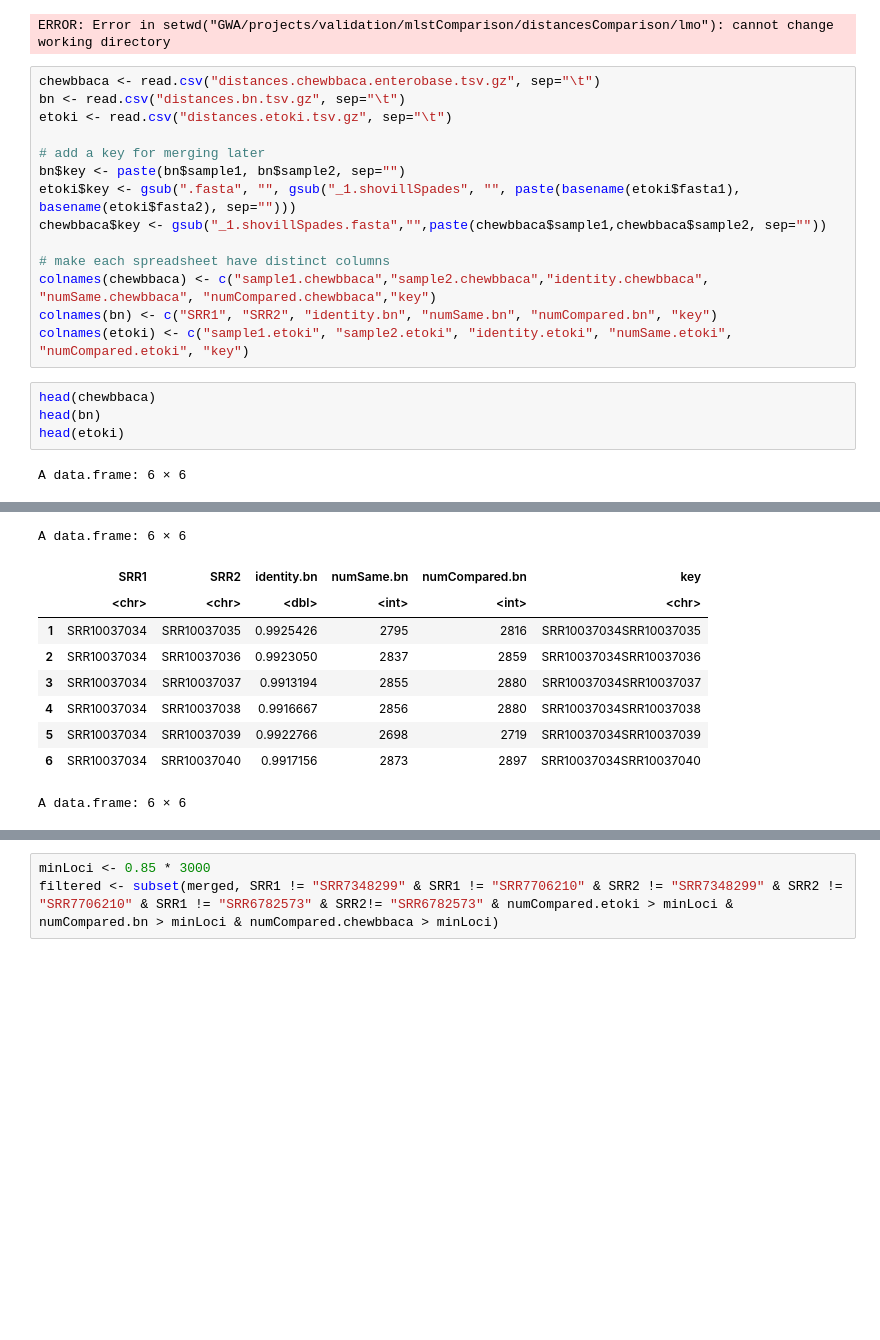
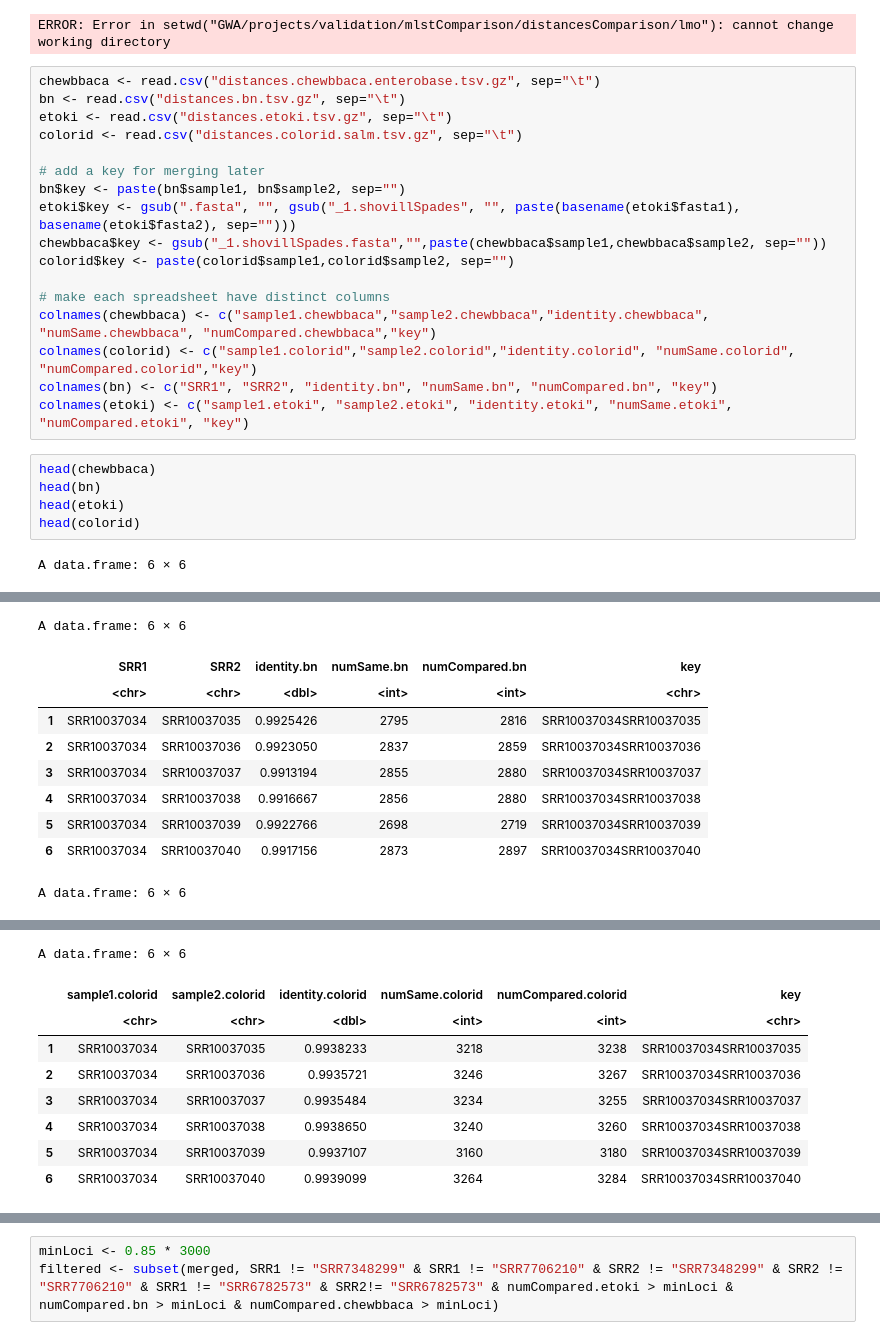
Before and after one commit to lskatz/cgMLST-comparison, a Jupyter notebook: salm/salm.ipynb, the cells around one changed output, grey strips where cells are left out. Saved outputs shown, nothing was run; the diff lists cells and outputs as text; blank space fills up the shorter version.

```diff
--- a/salm/salm.ipynb
+++ b/salm/salm.ipynb
@@ -6,46 +6,59 @@ ERROR: Error in setwd("GWA/projects/validation/mlstComparison/distancesCompariso
 chewbbaca <- read.csv("distances.chewbbaca.enterobase.tsv.gz", sep="\t")
 bn <- read.csv("distances.bn.tsv.gz", sep="\t")
 etoki <- read.csv("distances.etoki.tsv.gz", sep="\t")
+colorid <- read.csv("distances.colorid.salm.tsv.gz", sep="\t")
 
 # add a key for merging later
 bn$key <- paste(bn$sample1, bn$sample2, sep="")
 etoki$key <- gsub(".fasta", "", gsub("_1.shovillSpades", "", paste(basename(etoki$fasta1), basename(etoki$fasta2), sep="")))
 chewbbaca$key <- gsub("_1.shovillSpades.fasta","",paste(chewbbaca$sample1,chewbbaca$sample2, sep=""))
+colorid$key <- paste(colorid$sample1,colorid$sample2, sep="")
 
 # make each spreadsheet have distinct columns
 colnames(chewbbaca) <- c("sample1.chewbbaca","sample2.chewbbaca","identity.chewbbaca", "numSame.chewbbaca", "numCompared.chewbbaca","key")
+colnames(colorid) <- c("sample1.colorid","sample2.colorid","identity.colorid", "numSame.colorid", "numCompared.colorid","key")
 colnames(bn) <- c("SRR1", "SRR2", "identity.bn", "numSame.bn", "numCompared.bn", "key")
 colnames(etoki) <- c("sample1.etoki", "sample2.etoki", "identity.etoki", "numSame.etoki", "numCompared.etoki", "key")
 # %%
 head(chewbbaca)
 head(bn)
 head(etoki)
+head(colorid)
 # %% [output]
 A data.frame: 6 × 6
 |  | sample1.chewbbaca | sample2.chewbbaca | identity.chewbbaca | numSame.chewbbaca | numCompared.chewbbaca | ... |
 |  | <chr> | <chr> | <dbl> | <int> | <int> | ... |
 | 1 | SRR10037034_1.shovillSpades.fasta | SRR10037035_1.shovillSpades.fasta | 0.9785384 | 3602 | 3681 | ... |
 | 2 | SRR10037034_1.shovillSpades.fasta | SRR10037036_1.shovillSpades.fasta | 0.9829592 | 3634 | 3697 | ... |
 | 3 | SRR10037034_1.shovillSpades.fasta | SRR10037037_1.shovillSpades.fasta | 0.9826276 | 3620 | 3684 | ... |
 | 4 | SRR10037034_1.shovillSpades.fasta | SRR10037038_1.shovillSpades.fasta | 0.9826558 | 3626 | 3690 | ... |
 | 5 | SRR10037034_1.shovillSpades.fasta | SRR10037039_1.shovillSpades.fasta | 0.9618633 | 3531 | 3671 | ... |
 | 6 | SRR10037034_1.shovillSpades.fasta | SRR10037040_1.shovillSpades.fasta | 0.9867568 | 3651 | 3700 | ... |
 A data.frame: 6 × 6
 |  | SRR1 | SRR2 | identity.bn | numSame.bn | numCompared.bn | key |
 |  | <chr> | <chr> | <dbl> | <int> | <int> | <chr> |
 | 1 | SRR10037034 | SRR10037035 | 0.9925426 | 2795 | 2816 | SRR10037034SRR10037035 |
 | 2 | SRR10037034 | SRR10037036 | 0.9923050 | 2837 | 2859 | SRR10037034SRR10037036 |
 | 3 | SRR10037034 | SRR10037037 | 0.9913194 | 2855 | 2880 | SRR10037034SRR10037037 |
 | 4 | SRR10037034 | SRR10037038 | 0.9916667 | 2856 | 2880 | SRR10037034SRR10037038 |
 | 5 | SRR10037034 | SRR10037039 | 0.9922766 | 2698 | 2719 | SRR10037034SRR10037039 |
 | 6 | SRR10037034 | SRR10037040 | 0.9917156 | 2873 | 2897 | SRR10037034SRR10037040 |
 A data.frame: 6 × 6
 |  | sample1.etoki | sample2.etoki | identity.etoki | numSame.etoki | numCompared.etoki | key |
 |  | <chr> | <chr> | <dbl> | <int> | <int> | <chr> |
 | 1 | SRR10037034_1.shovillSpades | SRR10037035_1.shovillSpades | 0.98 | 2893 | 2946 | SRR10037034SRR10037035 |
 | 2 | SRR10037034_1.shovillSpades | SRR10037036_1.shovillSpades | 0.99 | 2910 | 2951 | SRR10037034SRR10037036 |
 | 3 | SRR10037034_1.shovillSpades | SRR10037037_1.shovillSpades | 0.98 | 2908 | 2953 | SRR10037034SRR10037037 |
 | 4 | SRR10037034_1.shovillSpades | SRR10037038_1.shovillSpades | 0.99 | 2911 | 2952 | SRR10037034SRR10037038 |
 | 5 | SRR10037034_1.shovillSpades | SRR10037039_1.shovillSpades | 0.96 | 2831 | 2943 | SRR10037034SRR10037039 |
 | 6 | SRR10037034_1.shovillSpades | SRR10037040_1.shovillSpades | 0.99 | 2915 | 2950 | SRR10037034SRR10037040 |
+A data.frame: 6 × 6
+|  | sample1.colorid | sample2.colorid | identity.colorid | numSame.colorid | numCompared.colorid | key |
+|  | <chr> | <chr> | <dbl> | <int> | <int> | <chr> |
+| 1 | SRR10037034 | SRR10037035 | 0.9938233 | 3218 | 3238 | SRR10037034SRR10037035 |
+| 2 | SRR10037034 | SRR10037036 | 0.9935721 | 3246 | 3267 | SRR10037034SRR10037036 |
+| 3 | SRR10037034 | SRR10037037 | 0.9935484 | 3234 | 3255 | SRR10037034SRR10037037 |
+| 4 | SRR10037034 | SRR10037038 | 0.9938650 | 3240 | 3260 | SRR10037034SRR10037038 |
+| 5 | SRR10037034 | SRR10037039 | 0.9937107 | 3160 | 3180 | SRR10037034SRR10037039 |
+| 6 | SRR10037034 | SRR10037040 | 0.9939099 | 3264 | 3284 | SRR10037034SRR10037040 |
 # %%
```
Also changed, not shown: parts of 3 cells of this notebook.
